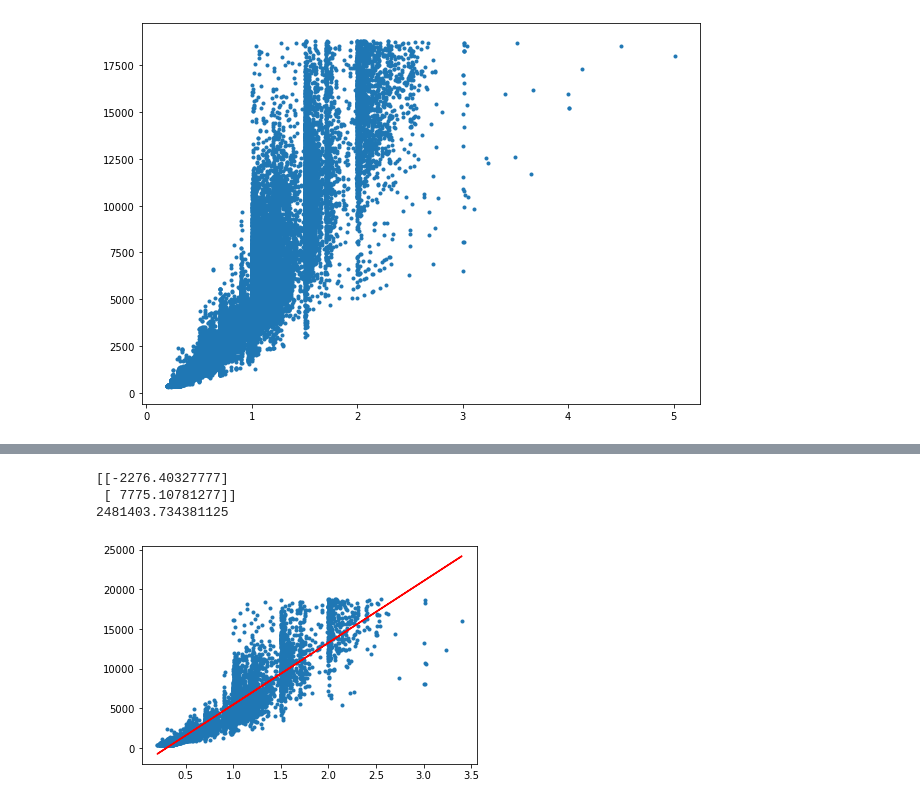
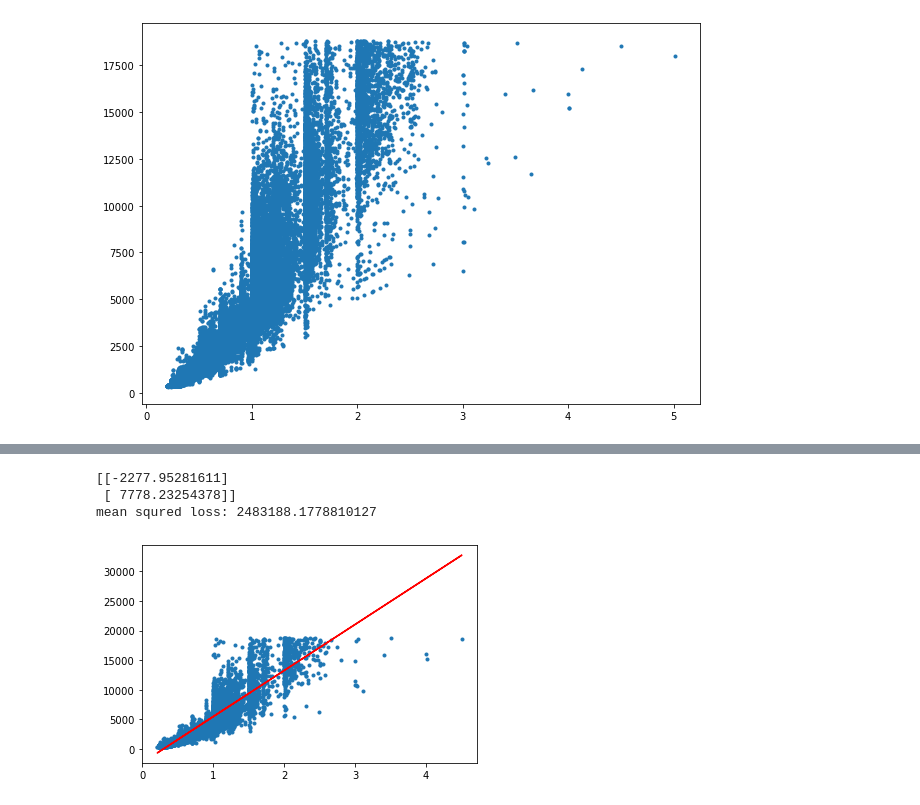
Before and after one commit to Aswathanarayanan/ML, a Jupyter notebook: regressionUni.ipynb, the cells around one changed output, grey strips where cells are left out. Cells and saved outputs as stored; diff of their text form; code cells hidden in the pictures.

Commit message:
univarient multi closed form done

```diff
--- a/regressionUni.ipynb
+++ b/regressionUni.ipynb
@@ -200,20 +198,40 @@ ValueError: cannot insert b, already exists
 class UniLinearRegression():
 
     def closed_form(self,x,y):
+        # x -- n*2 , y --n*1 for univarient
         #self.w=(y.sum()-x.shape[0]*self.b)/x.sum()
         w=np.dot(np.dot(np.linalg.inv(np.dot(x.T,x)),x.T),y)
         return w
+
+    def differentiation(self,x,y,y_pred):
+        dw=(-1/x.shape[0])*np.dot(x.T,y-y_pred)
+        return dw
+
+    def gradientdescent(self,x,y,y_pred,w):
+        learningrate=0.003
+        for i in range(10000):
+            dw=self.differentiation(x,y,y_pred)
+            w=w-learningrate*dw
+            y_pred=np.dot(x,w)
+        return w
+
     def predict(self,x_test,w):
         y_pred = np.dot(x_test,w)
         return y_pred
     def lossfuntion(self,y_test,y_pred):
         return (1/y_test.shape[0])*((y_test - y_pred)**2).sum()
 # %%
+"""
+Univarient
+
+Data Split
+"""
+
 #print(ds)
 x_train=ds.iloc[:int(ds.shape[0]*0.8),:2]
 y_train=ds.iloc[:int(ds.shape[0]*0.8),7]
-x_test=ds.iloc[:ds.shape[0]-int(ds.shape[0]*0.8),:2]
-y_test=ds.iloc[:ds.shape[0]-int(ds.shape[0]*0.8),7]
+x_test=ds.iloc[int(ds.shape[0]*0.8):,:2]
+y_test=ds.iloc[int(ds.shape[0]*0.8):,7]
 #print(y_train)
 
 # arr=x_train.values
@@ -243,16 +248,21 @@ Name: price, Length: 42494, dtype: int64
 # %%
-#w=np.full((x_train.shape[1],1),0.01)
+"""
+Univarient Linear regression using carat
+
+Closed Form
+"""
+#
 model=UniLinearRegression()
 #print(y_train.T.shape)
 w=model.closed_form(x_train,y_train)
 print(w)
 y_pred=model.predict(x_test,w)
 #print(x_test)
 plt.scatter(x_test["carat"],y_test,marker='.')
 plt.plot(x_test["carat"],y_pred,color='red')
-print(model.lossfuntion(y_test,y_pred))
+print("mean squred loss:",model.lossfuntion(y_test,y_pred))
 # %% [output]
-[[-2276.40327777]
- [ 7775.10781277]]
-2481403.734381125
+[[-2277.95281611]
+ [ 7778.23254378]]
+mean squred loss: 2483188.1778810127
-[figure, old version]
+[figure, new version]
```
Also changed, not shown: parts of 6 cells of this notebook.
